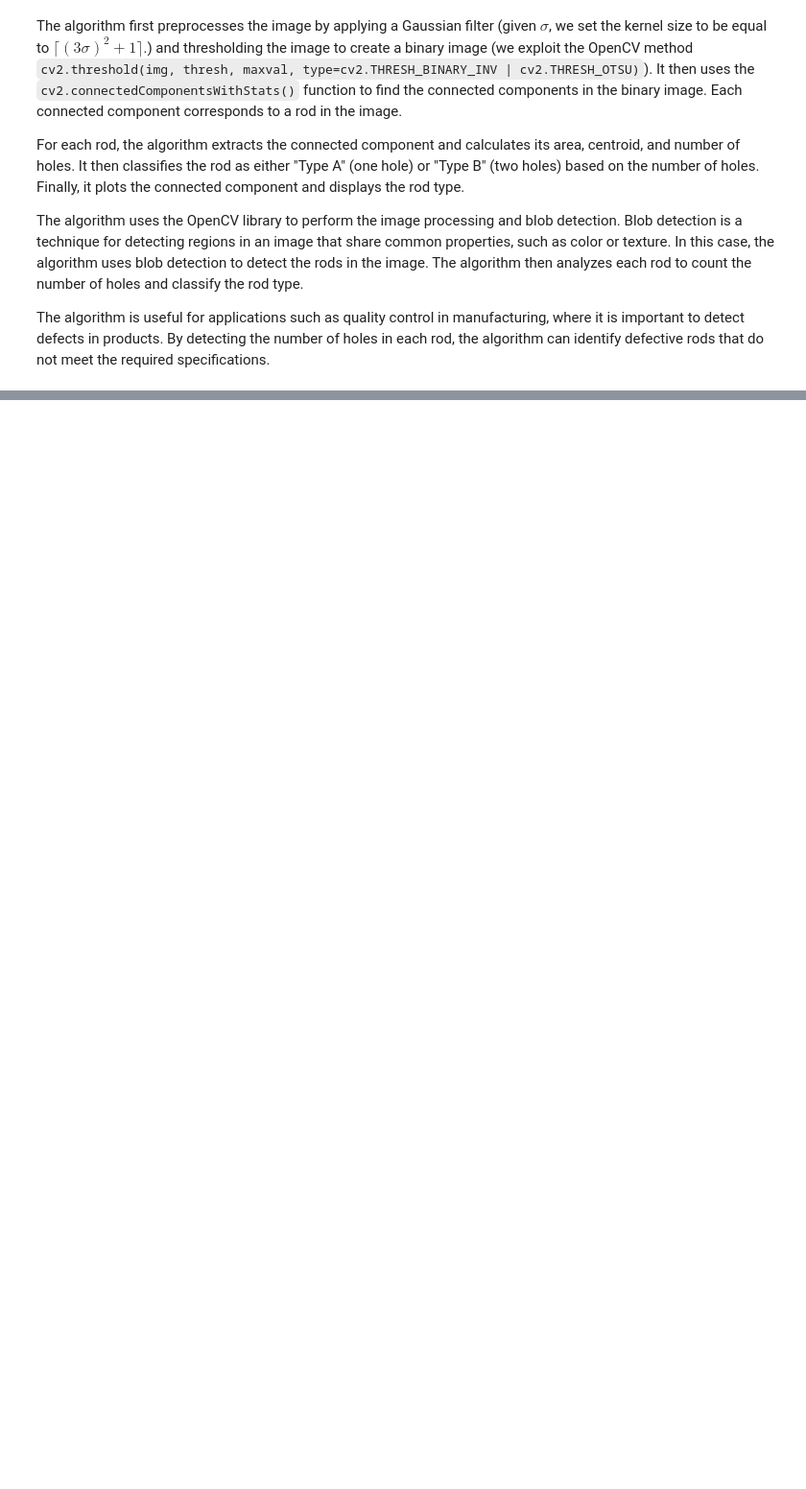
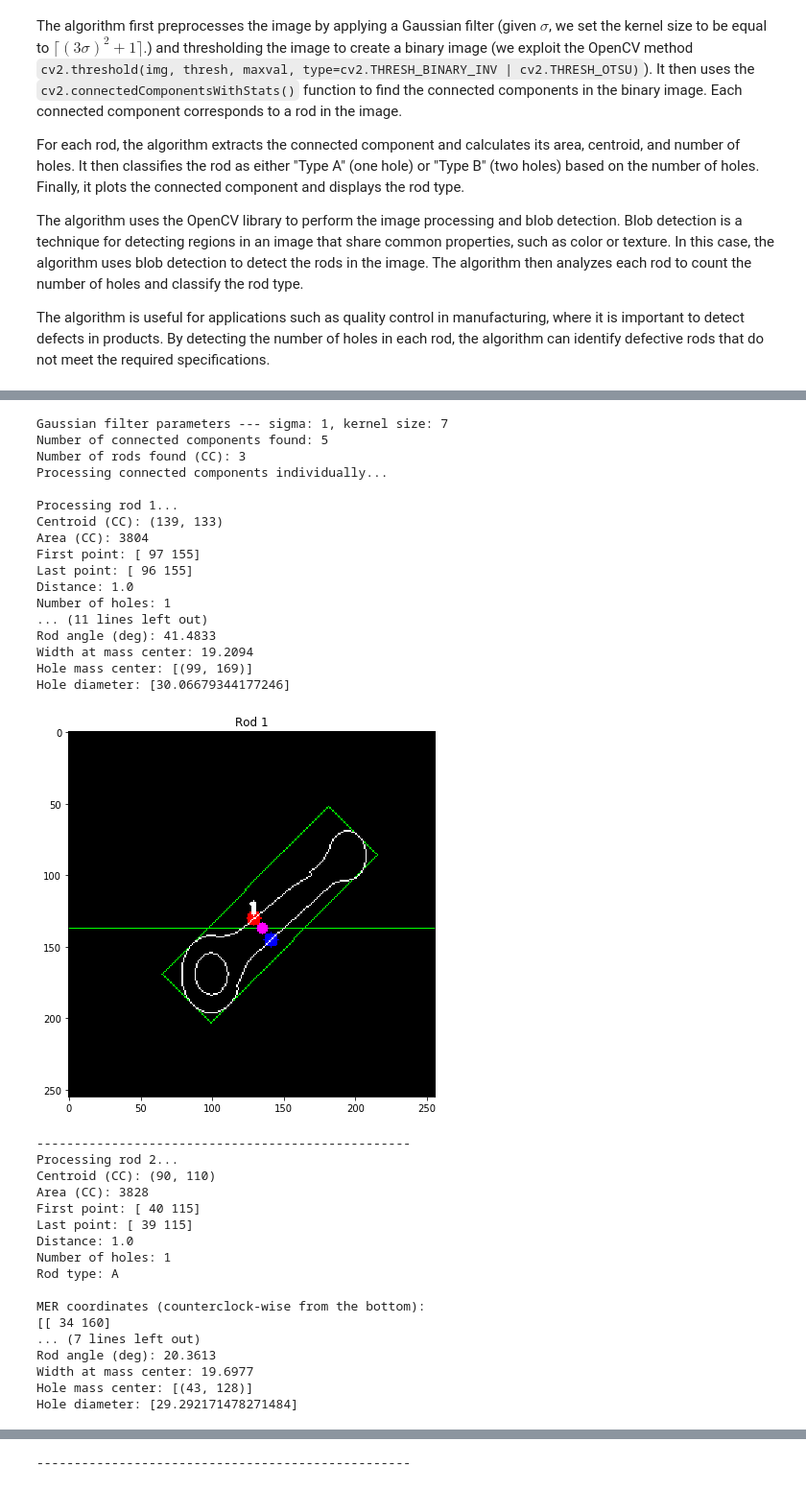
Before and after one commit to Erhtric/motorod-inspection, a Jupyter notebook: VisuInspConnRods.ipynb, the cells around one changed output, grey strips where cells are left out. Shown: that part at 96% size. Cells and saved outputs as stored; diff of their text form; code cells hidden in the pictures; blank space fills up the shorter version.

```diff
--- a/VisuInspConnRods.ipynb
+++ b/VisuInspConnRods.ipynb
@@ -165,0 +132,38 @@ draw_line(a, b, c, output, (255, 0, 0))
+# %%
+rod_info = detect_rods_blob(images_2[5])
+# %% [output]
+Gaussian filter parameters --- sigma: 1, kernel size: 7
+Number of connected components found: 5
+Number of rods found (CC): 3
+Processing connected components individually...
+
+Processing rod 1...
+Centroid (CC): (139, 133)
+Area (CC): 3804
+First point: [ 97 155]
+Last point: [ 96 155]
+Distance: 1.0
+Number of holes: 1
+... (11 lines left out)
+Rod angle (deg): 41.4833
+Width at mass center: 19.2094
+Hole mass center: [(99, 169)]
+Hole diameter: [30.06679344177246]
+[figure, added]
+--------------------------------------------------
+Processing rod 2...
+Centroid (CC): (90, 110)
+Area (CC): 3828
+First point: [ 40 115]
+Last point: [ 39 115]
+Distance: 1.0
+Number of holes: 1
+Rod type: A
+
+MER coordinates (counterclock-wise from the bottom):
+[[ 34 160]
+... (7 lines left out)
+Rod angle (deg): 20.3613
+Width at mass center: 19.6977
+Hole mass center: [(43, 128)]
+Hole diameter: [29.292171478271484]
@@ -165,0 +189 @@ draw_line(a, b, c, output, (255, 0, 0))
+--------------------------------------------------
```
Also changed, not shown: parts of 9 cells of this notebook, 5 other files.
